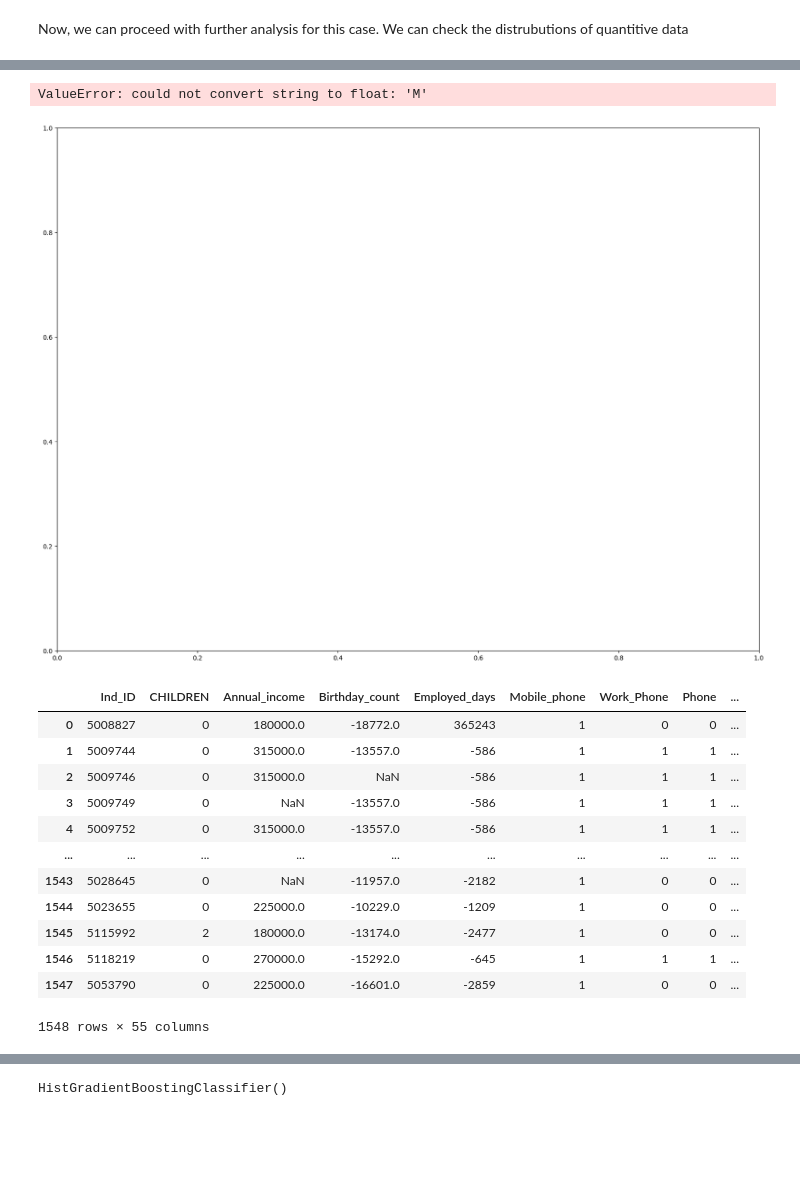
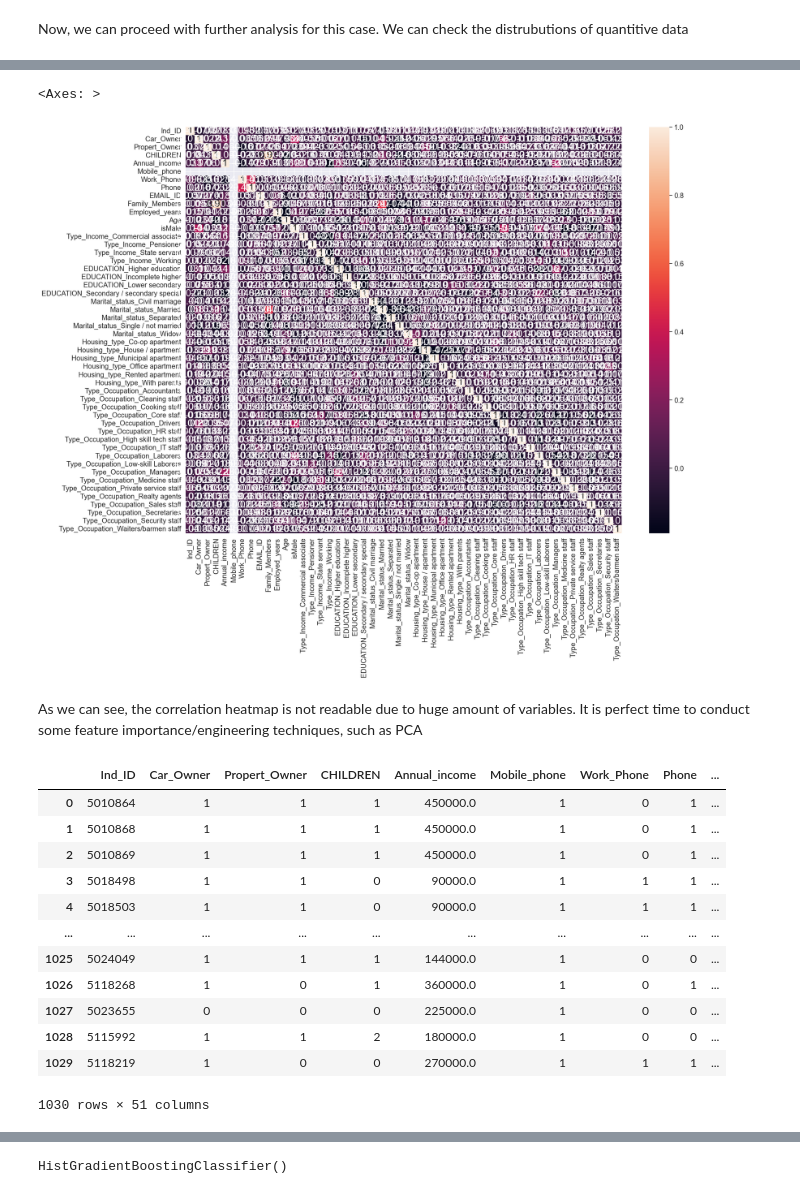
Before and after one commit to filki/LoanRepaymentBinaryPred, a Jupyter notebook: sourceCode.ipynb, the cells around one changed output, grey strips where cells are left out. Drawn from its saved outputs; the diff is of its cells as text; code cells hidden in the pictures; blank space fills up the shorter version.

```diff
--- a/sourceCode.ipynb
+++ b/sourceCode.ipynb
@@ -43,3 +43,16 @@ print(uniqVal)
 As we can see, they are boolean columns, so we should make them boolean instead of string
 # %%
 df = df.replace({'Y': 1, 'N': 0})
+# %%
+# Convert Employed_days to years
+df['Employed_years'] = df['Employed_days'] / 365
+
+# Convert Birthday_count to years
+df['Age'] = df['Birthday_count'] / -365
+
+# Round the values to two decimal places
+df['Employed_years'] = df['Employed_years'].round(2)
+df['Age'] = df['Age'].round(2)
+
+# Drop the original columns
+df.drop(['Employed_days', 'Birthday_count'], axis=1, inplace=True)
@@ -45,0 +61,4 @@ df = df.replace({'Y': 1, 'N': 0})
+# %%
+# Convert Employed_days to years
+df['isMale'] = df['GENDER'].apply(lambda x: 1 if x == 'M' else 0)
+df.drop(["GENDER"],axis=1,inplace=True)
@@ -219,26 +226,28 @@ for i in df.columns:
 # %%
 plt.subplots(figsize=(20,15))
-sns.heatmap(df.corr(),annot=True,robust = True,annot_kws={'size': 20})
+sns.heatmap(df_dummies.corr(),annot=True,robust = True,annot_kws={'size': 20})
 # %% [output]
-ValueError: could not convert string to float: 'M'
+<Axes: >
-[figure, old version]
+[figure, new version]
+# %% [markdown]
+As we can see, the correlation heatmap is not readable due to huge amount of variables. It is perfect time to conduct some feature importance/engineering techniques, such as PCA
 # %%
 df_with_labels = pd.merge(df_dummies, labels, on='Ind_ID', how='left')
 df_with_labels
 # %% [output]
-|  | Ind_ID | CHILDREN | Annual_income | Birthday_count | Employed_days | Mobile_phone | Work_Phone | Phone | ... |
-| 0 | 5008827 | 0 | 180000.0 | -18772.0 | 365243 | 1 | 0 | 0 | ... |
-| 1 | 5009744 | 0 | 315000.0 | -13557.0 | -586 | 1 | 1 | 1 | ... |
-| 2 | 5009746 | 0 | 315000.0 | NaN | -586 | 1 | 1 | 1 | ... |
-| 3 | 5009749 | 0 | NaN | -13557.0 | -586 | 1 | 1 | 1 | ... |
-| 4 | 5009752 | 0 | 315000.0 | -13557.0 | -586 | 1 | 1 | 1 | ... |
+|  | Ind_ID | Car_Owner | Propert_Owner | CHILDREN | Annual_income | Mobile_phone | Work_Phone | Phone | ... |
+| 0 | 5010864 | 1 | 1 | 1 | 450000.0 | 1 | 0 | 1 | ... |
+| 1 | 5010868 | 1 | 1 | 1 | 450000.0 | 1 | 0 | 1 | ... |
+| 2 | 5010869 | 1 | 1 | 1 | 450000.0 | 1 | 0 | 1 | ... |
+| 3 | 5018498 | 1 | 1 | 0 | 90000.0 | 1 | 1 | 1 | ... |
+| 4 | 5018503 | 1 | 1 | 0 | 90000.0 | 1 | 1 | 1 | ... |
 | ... | ... | ... | ... | ... | ... | ... | ... | ... | ... |
-| 1543 | 5028645 | 0 | NaN | -11957.0 | -2182 | 1 | 0 | 0 | ... |
-| 1544 | 5023655 | 0 | 225000.0 | -10229.0 | -1209 | 1 | 0 | 0 | ... |
-| 1545 | 5115992 | 2 | 180000.0 | -13174.0 | -2477 | 1 | 0 | 0 | ... |
-| 1546 | 5118219 | 0 | 270000.0 | -15292.0 | -645 | 1 | 1 | 1 | ... |
-| 1547 | 5053790 | 0 | 225000.0 | -16601.0 | -2859 | 1 | 0 | 0 | ... |
+| 1025 | 5024049 | 1 | 1 | 1 | 144000.0 | 1 | 0 | 0 | ... |
+| 1026 | 5118268 | 1 | 0 | 1 | 360000.0 | 1 | 0 | 1 | ... |
+| 1027 | 5023655 | 0 | 0 | 0 | 225000.0 | 1 | 0 | 0 | ... |
+| 1028 | 5115992 | 1 | 1 | 2 | 180000.0 | 1 | 0 | 0 | ... |
+| 1029 | 5118219 | 1 | 0 | 0 | 270000.0 | 1 | 1 | 1 | ... |
-1548 rows × 55 columns
+1030 rows × 51 columns
 # %%
 X = df_with_labels.drop("label",axis = 1)
 X
```
Also changed, not shown: parts of 17 cells of this notebook.
